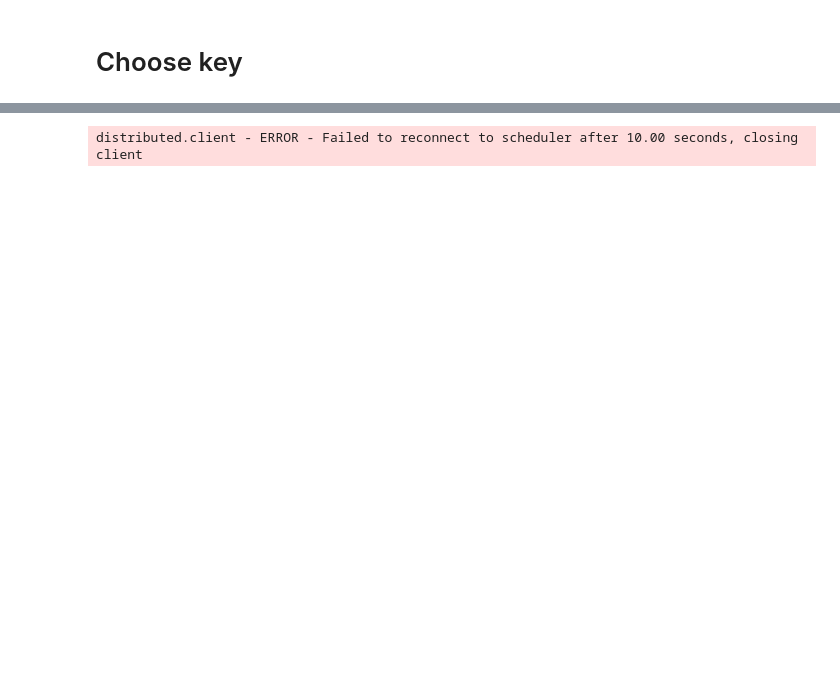
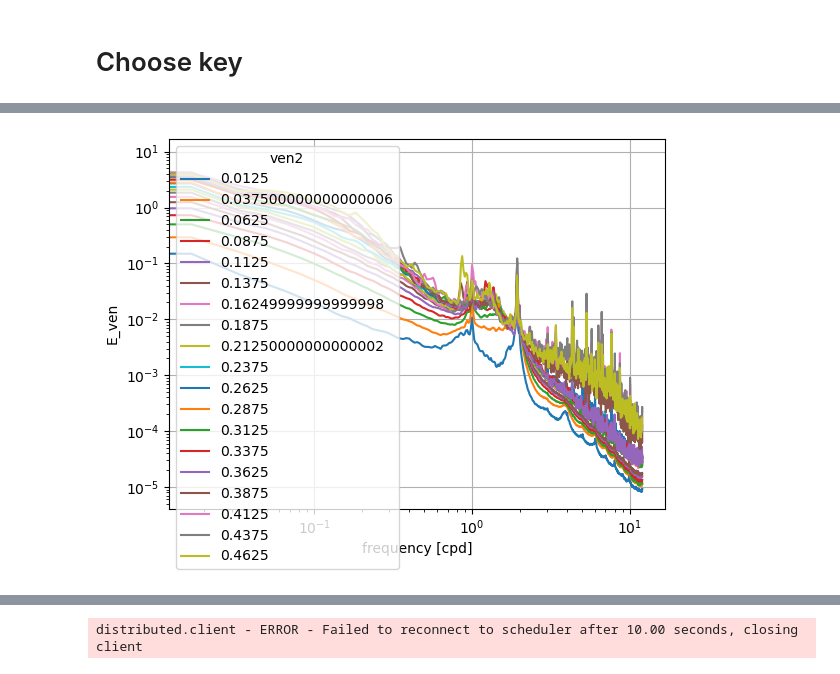
Before and after one commit to margot-demol/PhD, a Jupyter notebook: GDP/diag_nrj_spectra.ipynb, the cells around one changed output, grey strips where cells are left out. Cells and saved outputs as stored; diff of their text form; code cells hidden in the pictures; blank space fills up the shorter version.

```diff
--- a/GDP/diag_nrj_spectra.ipynb
+++ b/GDP/diag_nrj_spectra.ipynb
@@ -244 +98,8 @@ Attributes: (0)
+# %%
+dsnp.E_ven.plot(hue="ven2")
+plt.grid()
+plt.xscale("log")
+plt.yscale("log")
+# %% [output]
+[figure, added]
 # %%
```
Also changed, not shown: parts of 19 cells of this notebook, 7 other files.
